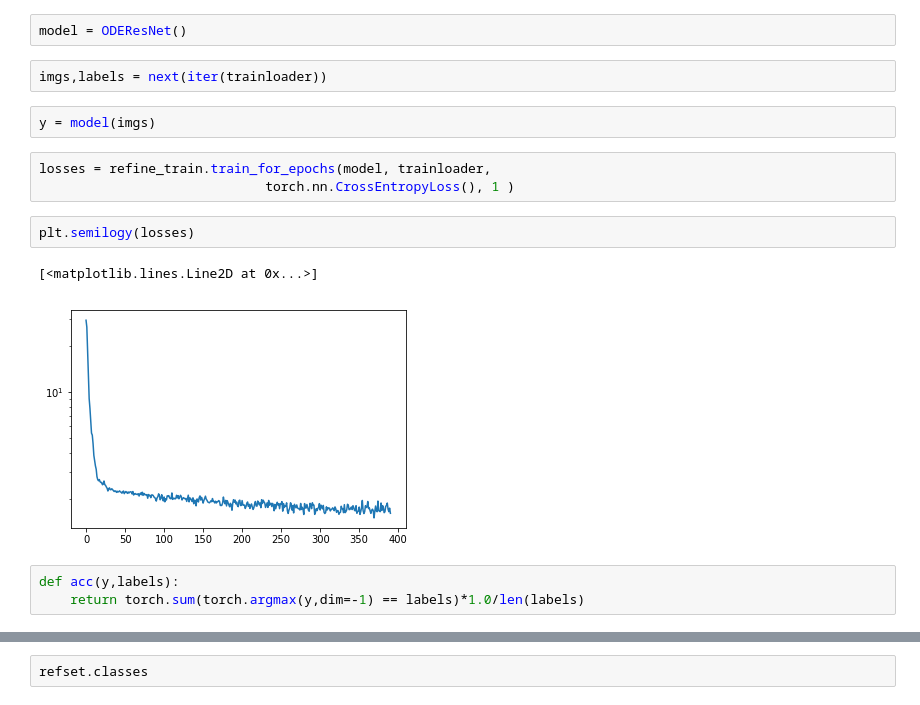
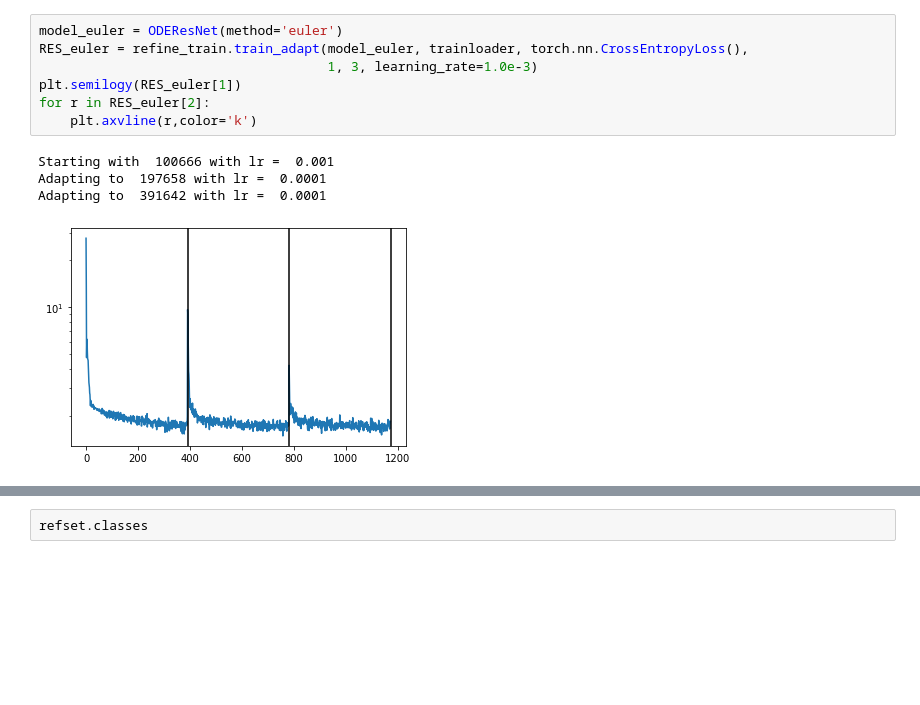
Before and after one commit to afqueiruga/StatefulOdeNets, a Jupyter notebook: ode_cifar10.ipynb, the cells around one changed output, grey strips where cells are left out. Cells and saved outputs as stored; diff of their text form; blank space fills up the shorter version.

```diff
--- a/ode_cifar10.ipynb
+++ b/ode_cifar10.ipynb
@@ -30,17 +55,12 @@ plt.imshow(refset.data[3])
-# %%
-model = ODEResNet()
-# %%
-imgs,labels = next(iter(trainloader))
-# %%
-y = model(imgs)
-# %%
-losses = refine_train.train_for_epochs(model, trainloader,
-                             torch.nn.CrossEntropyLoss(), 1 )
-# %%
-plt.semilogy(losses)
-# %% [output]
-[<matplotlib.lines.Line2D at 0x...>]
-[figure, removed]
-# %%
-def acc(y,labels):
-    return torch.sum(torch.argmax(y,dim=-1) == labels)*1.0/len(labels)
+# %%
+model_euler = ODEResNet(method='euler')
+RES_euler = refine_train.train_adapt(model_euler, trainloader, torch.nn.CrossEntropyLoss(),
+                                     1, 3, learning_rate=1.0e-3)
+plt.semilogy(RES_euler[1])
+for r in RES_euler[2]:
+    plt.axvline(r,color='k')
+# %% [output]
+Starting with  100666 with lr =  0.001
+Adapting to  197658 with lr =  0.0001
+Adapting to  391642 with lr =  0.0001
+[figure, added]
```
Also changed, not shown: parts of 9 cells of this notebook.
